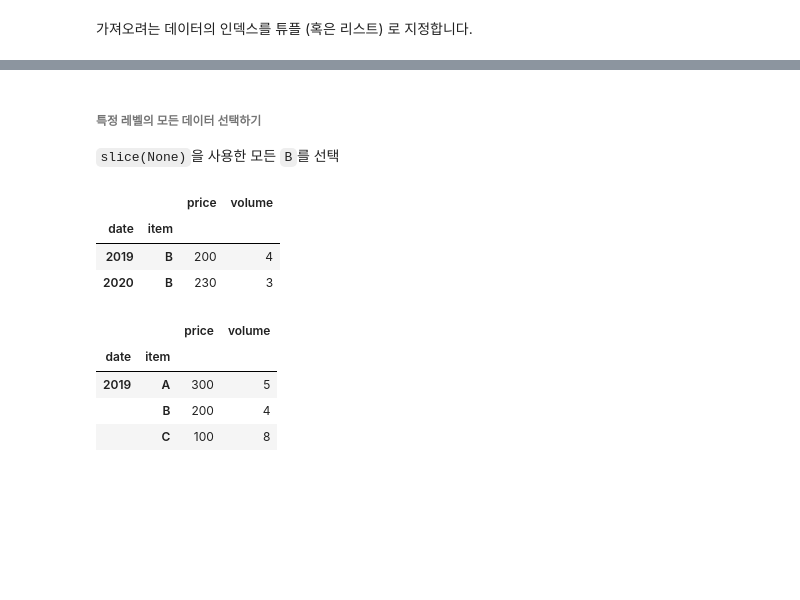
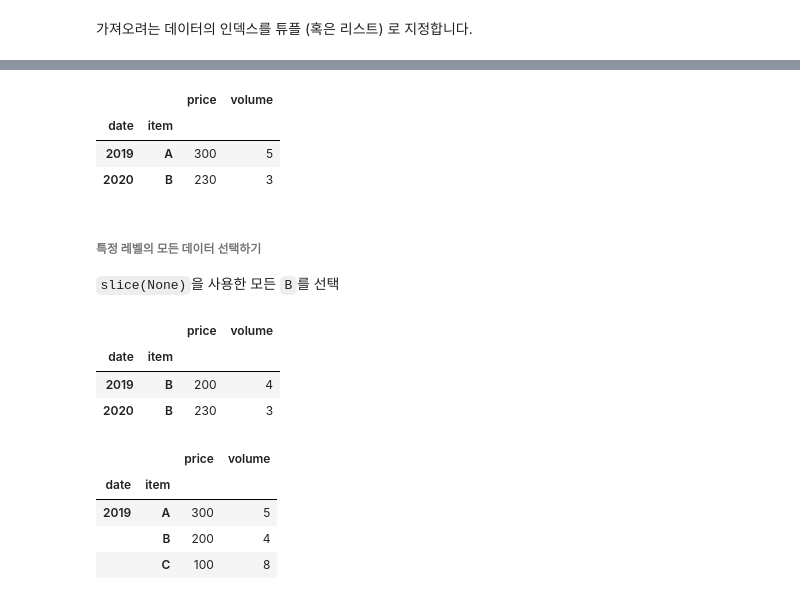
Before and after one commit to y001003/yeardream, a Jupyter notebook: python_basic/DataFrame3.ipynb, the cells around one changed output, grey strips where cells are left out. Drawn from its saved outputs; the diff is of its cells as text; code cells hidden in the pictures; blank space fills up the shorter version.

```diff
--- a/python_basic/DataFrame3.ipynb
+++ b/python_basic/DataFrame3.ipynb
@@ -39,0 +46,2 @@ df
+# %%
+df.set_index(['date','item'])
@@ -51,3 +67,6 @@ FrozenList(['date', 'item'])
 ### 칼럼 인덱싱과 슬라이싱
 # %% [markdown]
 칼럼을 인덱싱하면 기존 데이타프레임과 동일한 인덱스와 값이 출력됩니다. 이 때 출력되는 결과는 멀티 인덱스를 같는 `Series` 객체입니다.
+# %%
+t= df.set_index(['date','item'])
+t['price']
@@ -96,11 +157,19 @@ df.loc[:, :]
+# %%
+t.loc[[("2019","A"),("2020","B")],:]
+# %% [output]
+|  |  | price | volume |
+| date | item |  |  |
+| 2019 | A | 300 | 5 |
+| 2020 | B | 230 | 3 |
 # %% [markdown]
 ###### 특정 레벨의 모든 데이터 선택하기
 `slice(None)`을 사용한 모든 `B`를 선택
-# %%
-df.loc[ , : ]
-# %% [output]
-|  |  | price | volume |
-| date | item |  |  |
-| 2019 | B | 200 | 4 |
-| 2020 | B | 230 | 3 |
+# %%
+# level1(date)를 신경 안쓰고 item 을 기준으로만 뽑겠다.
+t.loc[(slice(None), "B"), : ]
+# %% [output]
+|  |  | price | volume |
+| date | item |  |  |
+| 2019 | B | 200 | 4 |
+| 2020 | B | 230 | 3 |
 # %%
```
Also changed, not shown: parts of 15 cells of this notebook.
